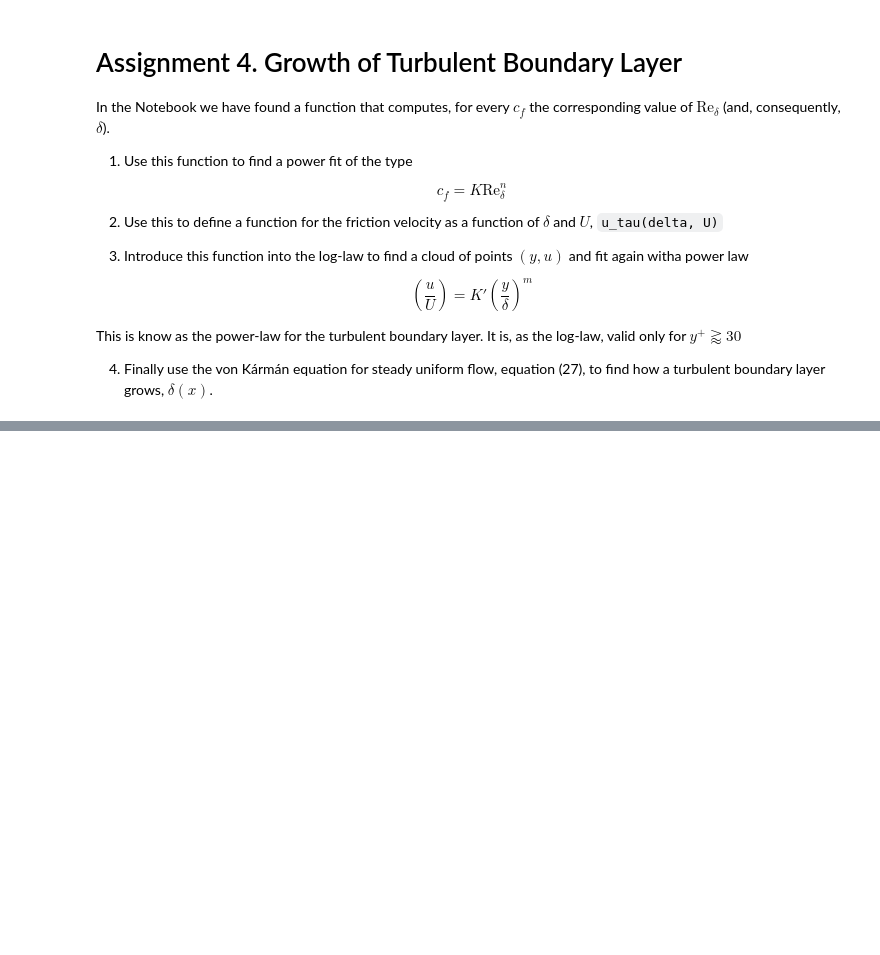
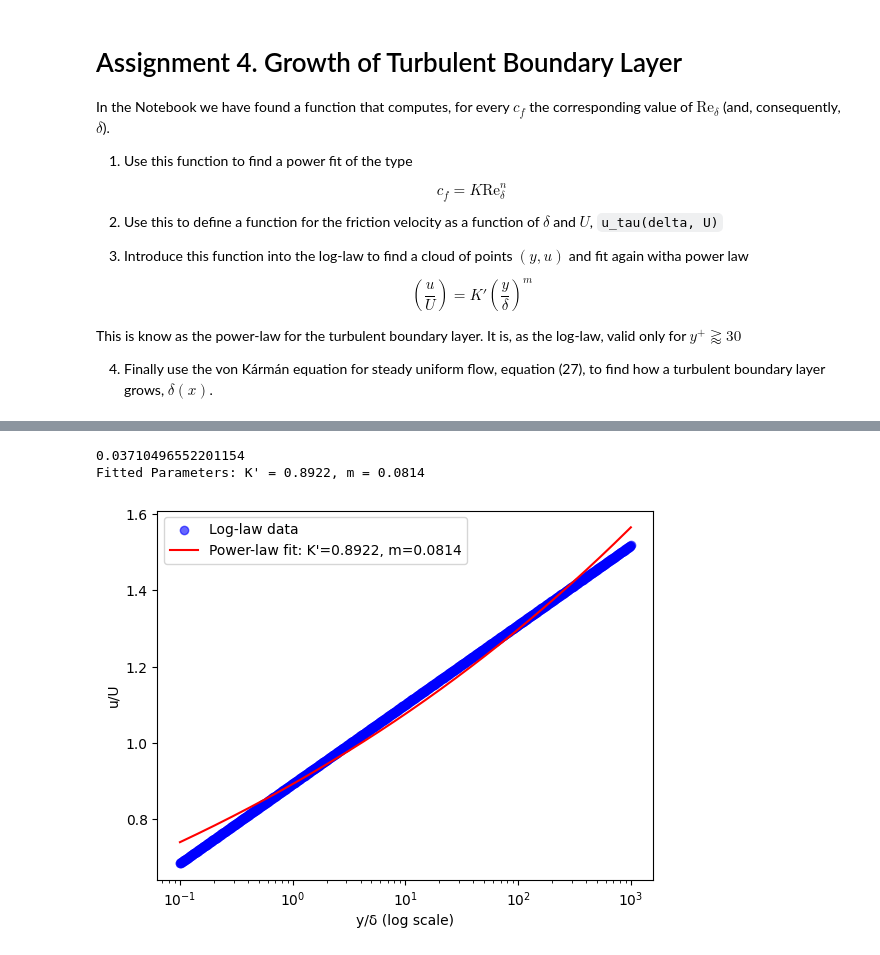
Before and after one commit to Biel-PS/AdvancedFluidMechanics, a Jupyter notebook: 4-BoundaryLayer/Assigment4.ipynb, the cells around one changed output, grey strips where cells are left out. Cells and saved outputs as stored; diff of their text form; code cells hidden in the pictures; blank space fills up the shorter version.

```diff
--- a/4-BoundaryLayer/Assigment4.ipynb
+++ b/4-BoundaryLayer/Assigment4.ipynb
@@ -71,0 +84,56 @@ TypeError: curve_fit() missing 1 required positional argument: 'ydata'
+# %%
+def uTau(delta, U , n,K,rho,nu):
+  Re = U*delta/nu
+  tau = K*Re**n*0.5*rho*U**2
+  u_tau = np.sqrt(tau)/rho
+  return u_tau
+# %%
+a = 0.41  # von Kármán constant
+b = 5.0       # empirical constant
+
+# Flow parameters
+U = 1.0      # Free-stream velocity (normalized)
+nu = 1.5e-5  # Kinematic viscosity (arbitrary small value)
+delta = 1.0  # Boundary layer thickness # Assumed skin friction coefficient
+rho = 1.225
+
+# Compute friction velocity
+u_tau = uTau(delta, U , n_fit,K_fit,rho,nu)
+print(u_tau)
+
+
+# Generate y values in log scale
+y_values = np.logspace(-1, 3, 1000) * delta  # from very close to the wall to delta
+
+# Compute velocity using log-law
+u_values = u_tau * (1/a) * np.log(y_values * u_tau / nu) + b * u_tau
+# u_values = u_tau * (1/a) * np.log(y_values/delta) + b * u_tau
+
+u_values /= U  # Normalize u/U
+
+# Power-law function for fitting
+def power_law(y, K_prime, m):
+    return K_prime * (y / delta) ** m
+
+# Fit the power law to the generated data
+popt, _ = opt.curve_fit(power_law, y_values, u_values, p0=[0,0])  # Initial guess
+
+K_prime_fit, m_fit = popt
+print(f"Fitted Parameters: K' = {K_prime_fit:.4f}, m = {m_fit:.4f}")
+
+# Generate fitted curve
+u_fit = power_law(y_values, K_prime_fit, m_fit)
+
+# Plot original log-law data and fitted power-law curve
+plt.scatter(y_values / delta, u_values, label="Log-law data", color="blue", alpha=0.6)
+plt.plot(y_values / delta, u_fit, label=f"Power-law fit: K'={K_prime_fit:.4f}, m={m_fit:.4f}", color="red")
+
+plt.xscale("log")  # Log scale for better visualization
+plt.xlabel("y/δ (log scale)")
+plt.ylabel("u/U")
+plt.legend()
+plt.show()
+# %% [output]
+0.03710496552201154
+Fitted Parameters: K' = 0.8922, m = 0.0814
+[figure, added]
```
Also changed, not shown: parts of 3 cells of this notebook.
